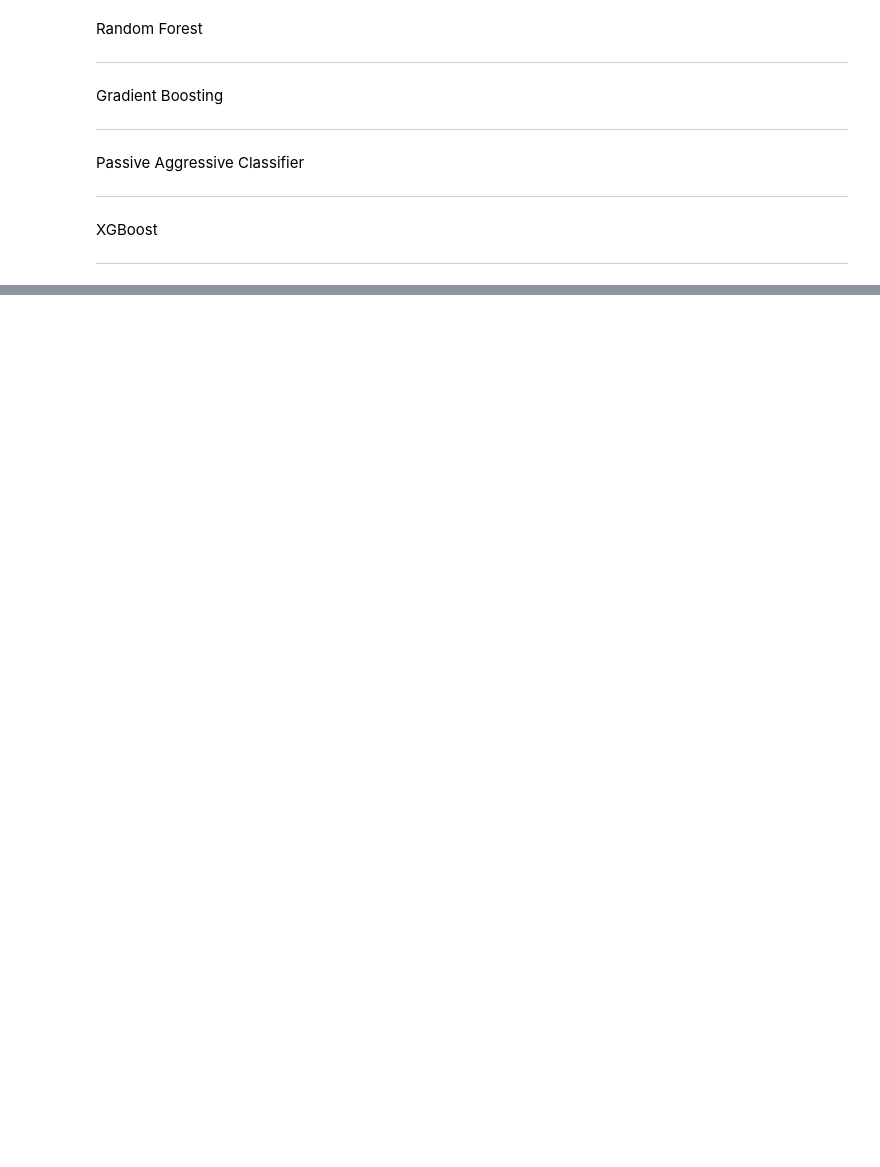
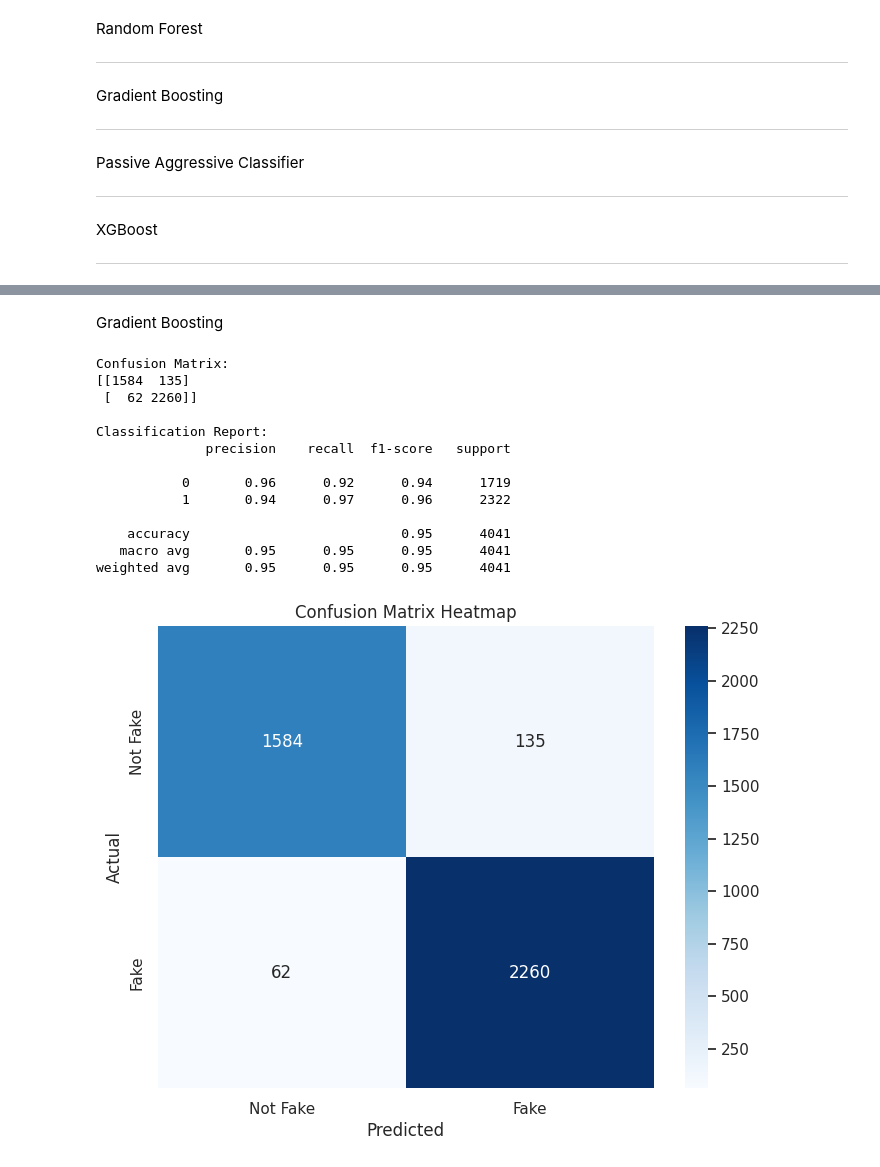
Before and after one commit to nathanael6556/fake-news-detection, a Jupyter notebook: digitalent_model_v2.ipynb, the cells around one changed output, grey strips where cells are left out. Cells and saved outputs as stored; diff of their text form; code cells hidden in the pictures; blank space fills up the shorter version.

Commit message:
GRU & Gradient Boosting + UI

```diff
--- a/digitalent_model_v2.ipynb
+++ b/digitalent_model_v2.ipynb
@@ -1137,0 +1150,60 @@ plt.show()
+# %% [markdown]
+Gradient Boosting
+# %%
+import pandas as pd
+from sklearn.model_selection import train_test_split
+from sklearn.feature_extraction.text import TfidfVectorizer
+from sklearn.ensemble import GradientBoostingClassifier
+from sklearn.metrics import classification_report, confusion_matrix
+import seaborn as sns
+import matplotlib.pyplot as plt
+
+# data = pd.read_csv('drive/MyDrive/data/train_data.csv')
+
+# data['news'] = data['news'].astype(str)
+X = elongated["news"]
+y = elongated["is_fake"]
+
+X_train, X_test, y_train, y_test = train_test_split(
+    X, y, test_size=0.2, random_state=17, stratify=y
+)
+
+vectorizer = TfidfVectorizer(max_features=10000)
+X_train_tfidf = vectorizer.fit_transform(X_train)
+X_test_tfidf = vectorizer.transform(X_test)
+
+model = GradientBoostingClassifier(n_estimators=100, learning_rate=0.1, random_state=17)
+model.fit(X_train_tfidf, y_train)
+
+y_pred = model.predict(X_test_tfidf)
+
+cfm = confusion_matrix(y_test, y_pred)
+print("Confusion Matrix:")
+print(cfm)
+
+print("\nClassification Report:")
+print(classification_report(y_test, y_pred))
+
+plt.figure(figsize=(8, 6))
+sns.heatmap(cfm, fmt='.0f', annot=True, cmap='Blues',
+            xticklabels=['Not Fake', 'Fake'],
+            yticklabels=['Not Fake', 'Fake'])
+plt.xlabel('Predicted')
+plt.ylabel('Actual')
+plt.title('Confusion Matrix Heatmap')
+plt.show()
+# %% [output]
+Confusion Matrix:
+[[1584  135]
+ [  62 2260]]
+
+Classification Report:
+              precision    recall  f1-score   support
+
+           0       0.96      0.92      0.94      1719
+           1       0.94      0.97      0.96      2322
+
+    accuracy                           0.95      4041
+   macro avg       0.95      0.95      0.95      4041
+weighted avg       0.95      0.95      0.95      4041
+[figure, added]
```
Also changed, not shown: parts of 14 cells of this notebook, 3 other files.
